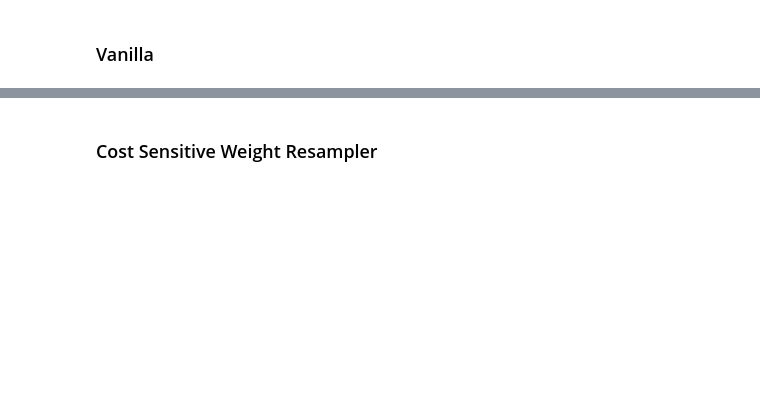
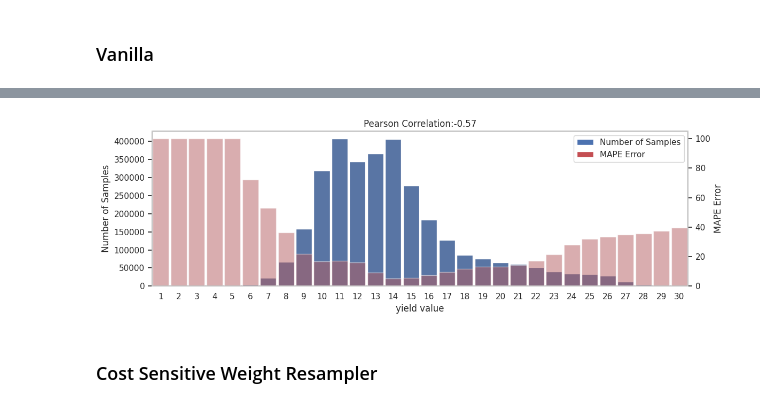
Before and after one commit to plant-ai-biophysics-lab/imbalance_deep_regression_yield_forecasting, a Jupyter notebook: Inference/DataLevel.ipynb, the cells around one changed output, grey strips where cells are left out. Saved outputs shown, nothing was run; the diff lists cells and outputs as text; code cells hidden in the pictures; blank space fills up the shorter version.

```diff
--- a/Inference/DataLevel.ipynb
+++ b/Inference/DataLevel.ipynb
@@ -39,2 +56,6 @@ ytrue_vanilla         = RGB_test_cost_vanilla['ytrue']
+# %%
+_ = utils.Erroe_hist_visulization_V2(RGB_test_cost_vanilla)
+# %% [output]
+[figure, added]
 # %% [markdown]
 ### Cost Sensitive Weight Resampler
```
Also changed, not shown: parts of 14 cells of this notebook, 3 other files.
